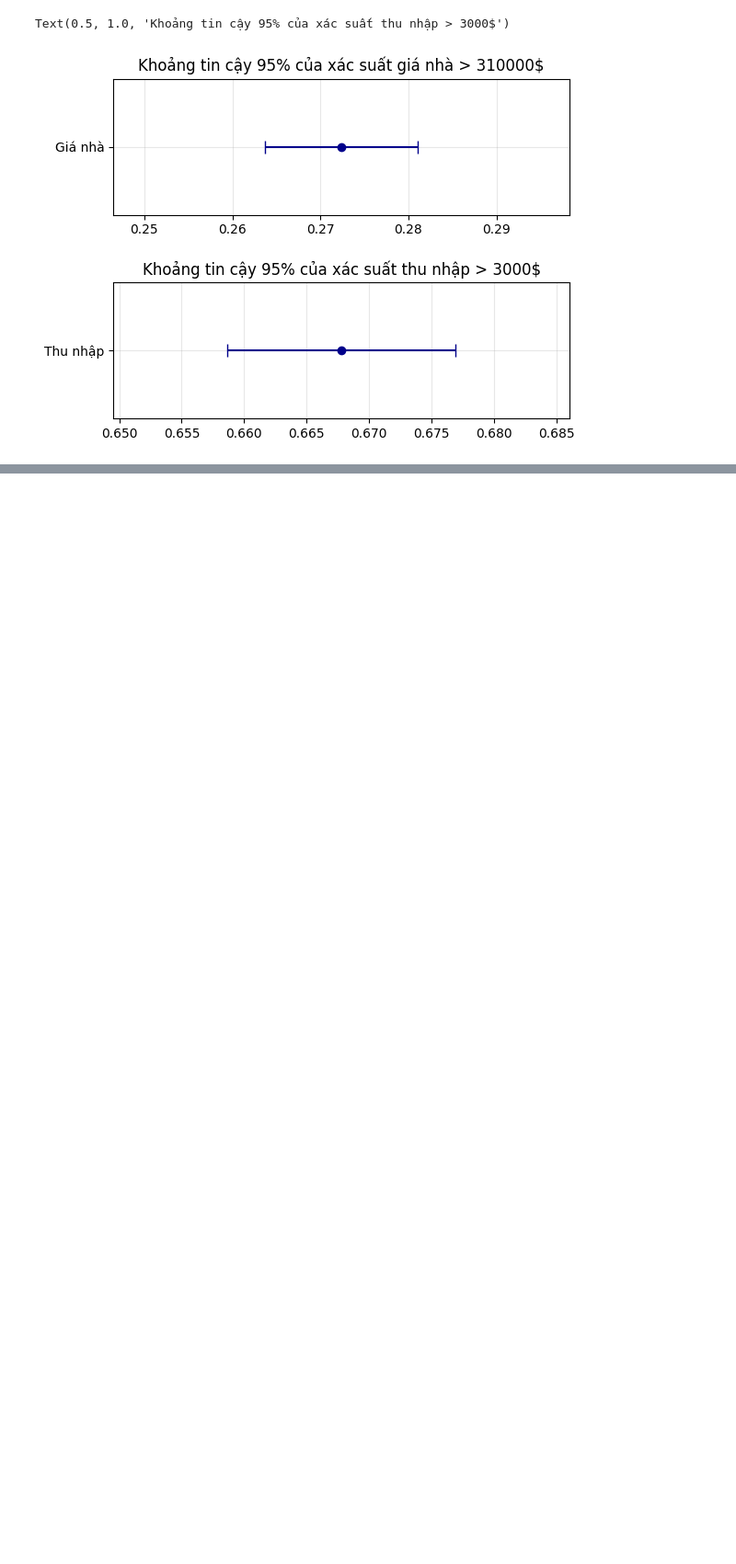
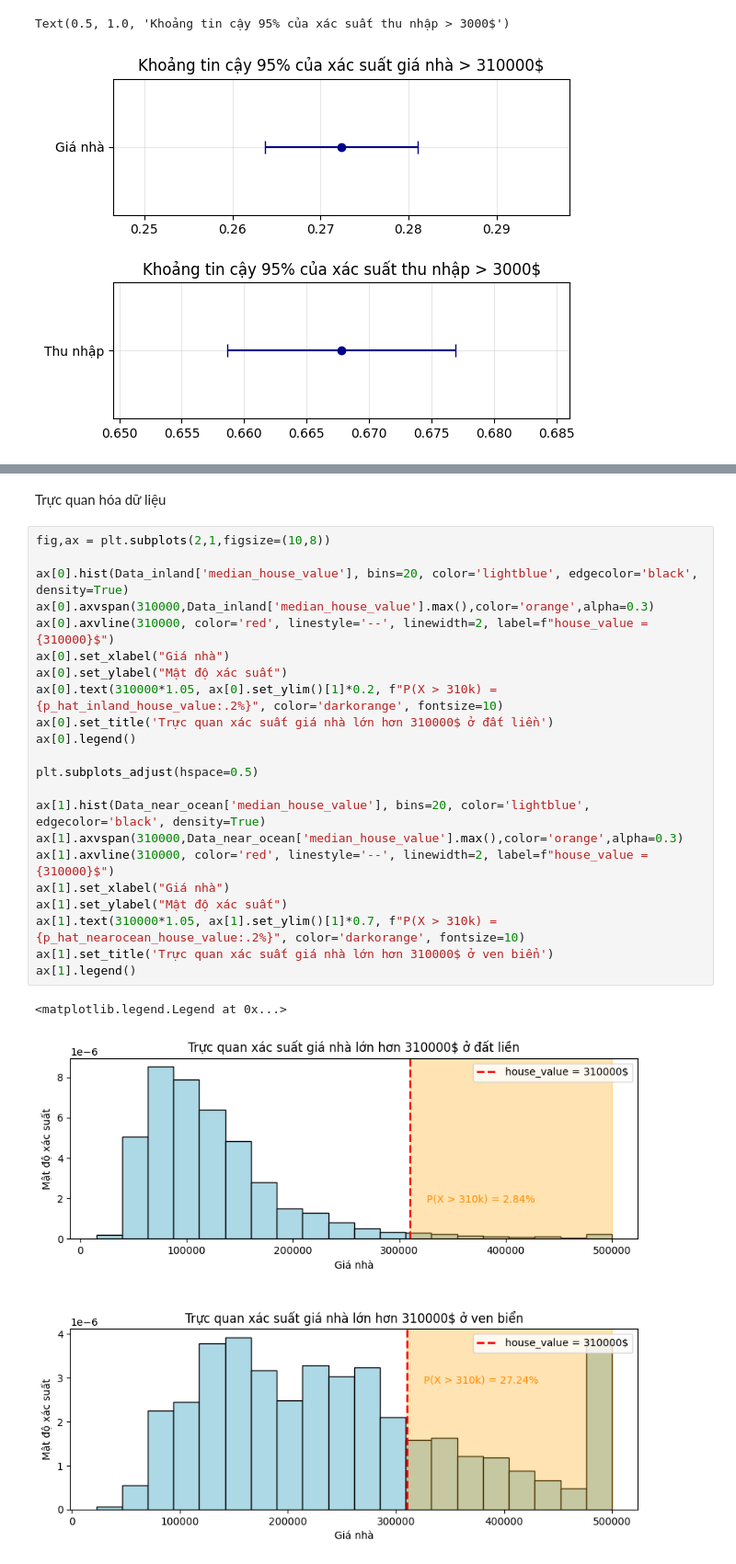
Before and after one commit to KhoiNguyen0000/California_housing_analyst, a Jupyter notebook: 03_Confidence_interval_and_Hypothesis_for_probability.ipynb, the cells around one changed output, grey strips where cells are left out. Shown: that part at 92% size. Cells and saved outputs as stored; diff of their text form; blank space fills up the shorter version.

```diff
--- a/03_Confidence_interval_and_Hypothesis_for_probability.ipynb
+++ b/03_Confidence_interval_and_Hypothesis_for_probability.ipynb
@@ -142,0 +201,27 @@ Text(0.5, 1.0, 'Khoảng tin cậy 95% của xác suất thu nhập > 3000$')
+# %% [markdown]
+Trực quan hóa dữ liệu
+# %%
+fig,ax = plt.subplots(2,1,figsize=(10,8))
+
+ax[0].hist(Data_inland['median_house_value'], bins=20, color='lightblue', edgecolor='black', density=True)
+ax[0].axvspan(310000,Data_inland['median_house_value'].max(),color='orange',alpha=0.3)
+ax[0].axvline(310000, color='red', linestyle='--', linewidth=2, label=f"house_value = {310000}$")
+ax[0].set_xlabel("Giá nhà")
+ax[0].set_ylabel("Mật độ xác suất")
+ax[0].text(310000*1.05, ax[0].set_ylim()[1]*0.2, f"P(X > 310k) = {p_hat_inland_house_value:.2%}", color='darkorange', fontsize=10)
+ax[0].set_title('Trực quan xác suất giá nhà lớn hơn 310000$ ở đất liền')
+ax[0].legend()
+
+plt.subplots_adjust(hspace=0.5)
+
+ax[1].hist(Data_near_ocean['median_house_value'], bins=20, color='lightblue', edgecolor='black', density=True)
+ax[1].axvspan(310000,Data_near_ocean['median_house_value'].max(),color='orange',alpha=0.3)
+ax[1].axvline(310000, color='red', linestyle='--', linewidth=2, label=f"house_value = {310000}$")
+ax[1].set_xlabel("Giá nhà")
+ax[1].set_ylabel("Mật độ xác suất")
+ax[1].text(310000*1.05, ax[1].set_ylim()[1]*0.7, f"P(X > 310k) = {p_hat_nearocean_house_value:.2%}", color='darkorange', fontsize=10)
+ax[1].set_title('Trực quan xác suất giá nhà lớn hơn 310000$ ở ven biển')
+ax[1].legend()
+# %% [output]
+<matplotlib.legend.Legend at 0x...>
+[figure, added]
```
Also changed, not shown: parts of 23 cells of this notebook, 1 other file.
